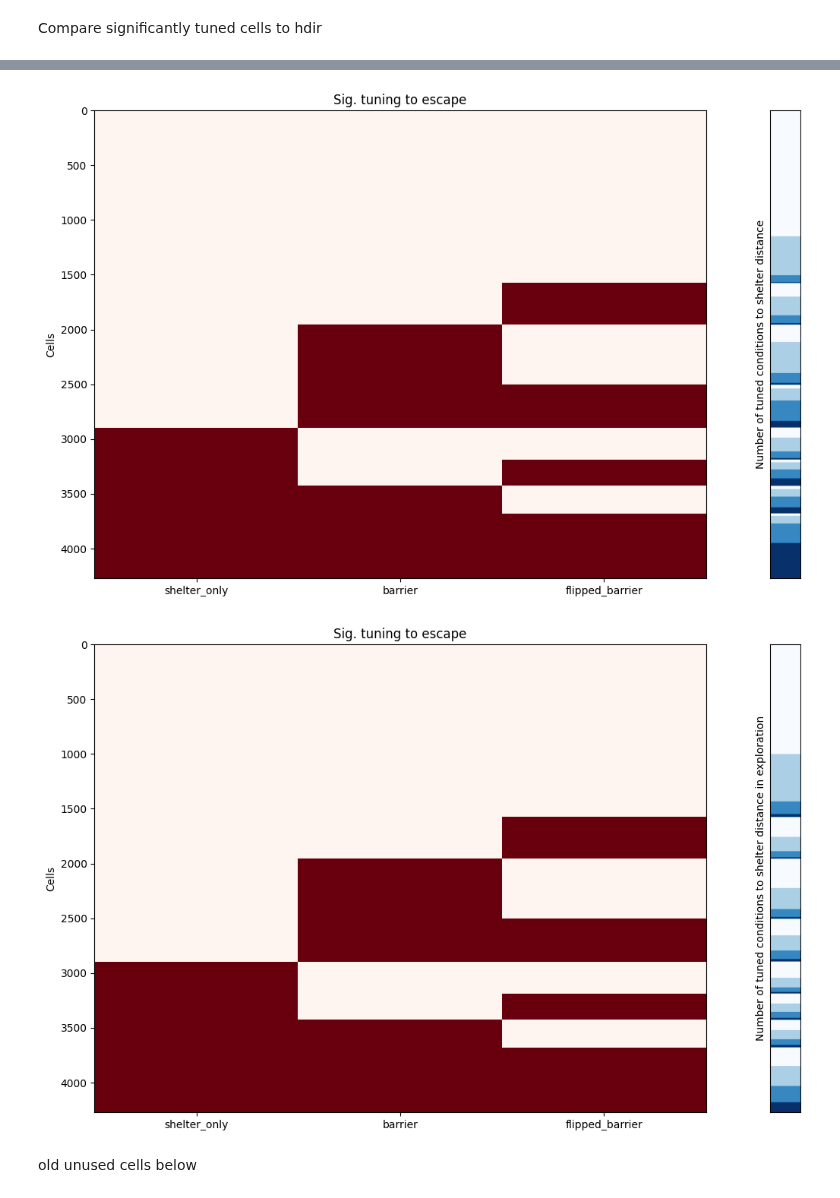
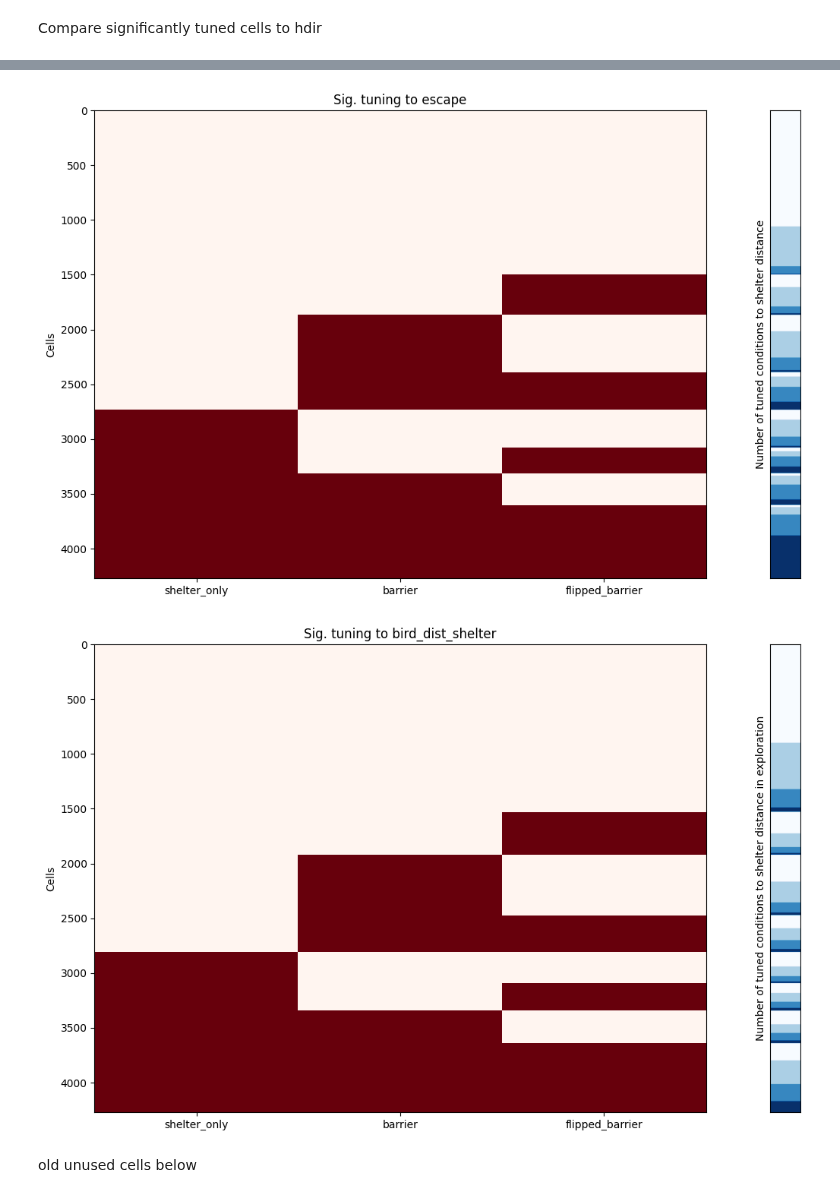
Before and after one commit to BrancoLab/JAL2_subgoal_pipeline, a Jupyter notebook: JR_test_scripts/escape/SignificanceTuningAcorssSessions.ipynb, the cells around one changed output, grey strips where cells are left out. Drawn from its saved outputs; the diff is of its cells as text; code cells hidden in the pictures.

```diff
--- a/JR_test_scripts/escape/SignificanceTuningAcorssSessions.ipynb
+++ b/JR_test_scripts/escape/SignificanceTuningAcorssSessions.ipynb
@@ -49,6 +49,7 @@ from itertools import product
 %autoreload 2
 
 compression = ['bird_dist_shelter', 'full_distance_shelter', 'escape']
+compression = ['bird_dist_shelter','escape']
 
 c_names = ['shelter_only', 'barrier', 'flipped_barrier']
 
@@ -75,7 +76,7 @@ for comp in compression:
         sesh_names.append(nickname)
         exp_nickname = exp.nick_name + '_' + exp.experiment_date + '_' + comp
 
-        dump_path = make_directory("Z:/Jasmine_Laurence/summary_plots/tuning_curves/" + nickname)
+        dump_path = make_directory("Z:/Jasmine_Laurence/summary_plots/tuning_curves/")
         saving_file = dump_path + exp_nickname + '_ProperTuning.npz'
         data = np.load(saving_file)
 
@@ -165,7 +164,7 @@ for comp in compression:
         exp_sesh_names.append(nickname)
         exp_nickname = exp.nick_name + '_' + exp.experiment_date + '_' + comp
 
-        dump_path = make_directory("Z:/Jasmine_Laurence/summary_plots/tuning_curves_explore/" + nickname)
+        dump_path = make_directory("Z:/Jasmine_Laurence/summary_plots/tuning_curves_explore/")
         saving_file = dump_path + exp_nickname + '_Tuning.npz'
         data = np.load(saving_file)
 
@@ -420,11 +419,11 @@ ax1b.set_ylabel('Number of tuned conditions to shelter distance')
 
 plt.show()
 # %% [output]
-[figure, old version]
+[figure, new version]
 # %%
 """Make heatmap sorted by pattern and number of sig. conditions in shelter distance in explore"""
 
-comp = 'escape'
+comp = 'bird_dist_shelter'
 
 # Example nx3 boolean matrix
 matrix = sig_cell_dict[comp]
@@ -439,34 +438,34 @@ bird_dist = np.sum(exp_sig_cell_dict['bird_dist_shelter'], axis = 1)
 matching_pattern = np.zeros((matrix.shape[0], len(all_patterns)))
 for idx, pattern in enumerate(all_patterns):
     cells_in_pattern = np.where((matrix == pattern).all(axis=1))[0]
     matching_pattern[cells_in_pattern, idx] = 1
     if idx == 0:
         sorted_matrix = (matrix[cells_in_pattern,:])
         sorted_bd = np.sort(bird_dist[cells_in_pattern])
     else:
         sorted_matrix = np.vstack((sorted_matrix, matrix[cells_in_pattern,:]))
         sorted_bd = np.hstack((sorted_bd, np.sort(bird_dist[cells_in_pattern])))
 
 fig = plt.figure(figsize=(12, 8))
 gs = gridspec.GridSpec(1, 2, width_ratios=[10, .5])
 # Add plots
 ax1 = fig.add_subplot(gs[:, 0])  # right column
 ax1b = fig.add_subplot(gs[:, 1])  # Spanning both rows
 
 ax1.imshow(sorted_matrix, cmap = 'Reds', aspect="auto", interpolation = "none")
 ax1.set_ylabel("Cells")
 ax1.set_xticks([0,1,2])
 ax1.set_xticklabels(c_names)
 ax1.set_title('Sig. tuning to ' + comp)
 
 ax1b.imshow(sorted_bd[:, np.newaxis], cmap = 'Blues', aspect="auto")
 ax1b.set_xticks([])  # Hide x-axis ticks
 ax1b.set_yticks([])  # Hide y-axis ticks
 ax1b.set_ylabel('Number of tuned conditions to shelter distance in exploration')
 
 plt.show()
 # %% [output]
-[figure, old version]
+[figure, new version]
 # %% [markdown]
 old unused cells below
 # %%
```
Also changed, not shown: parts of 5 cells of this notebook, 4 other files.
